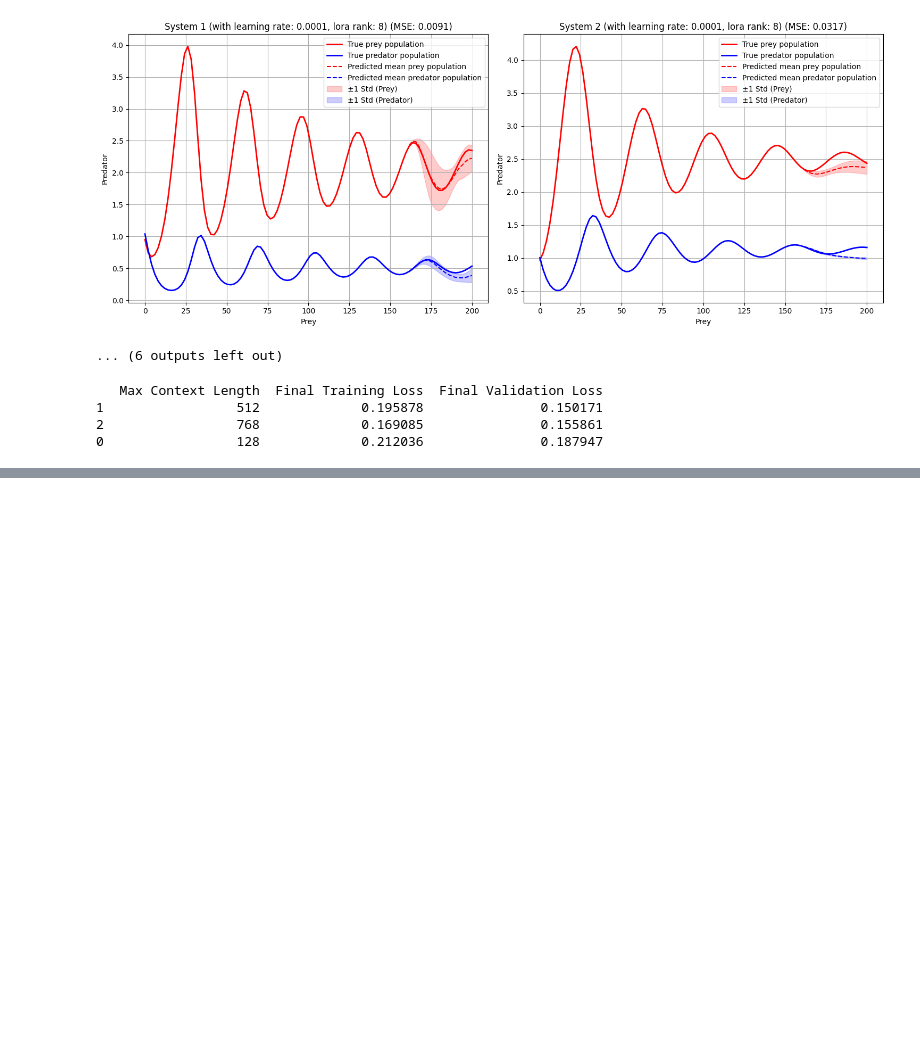
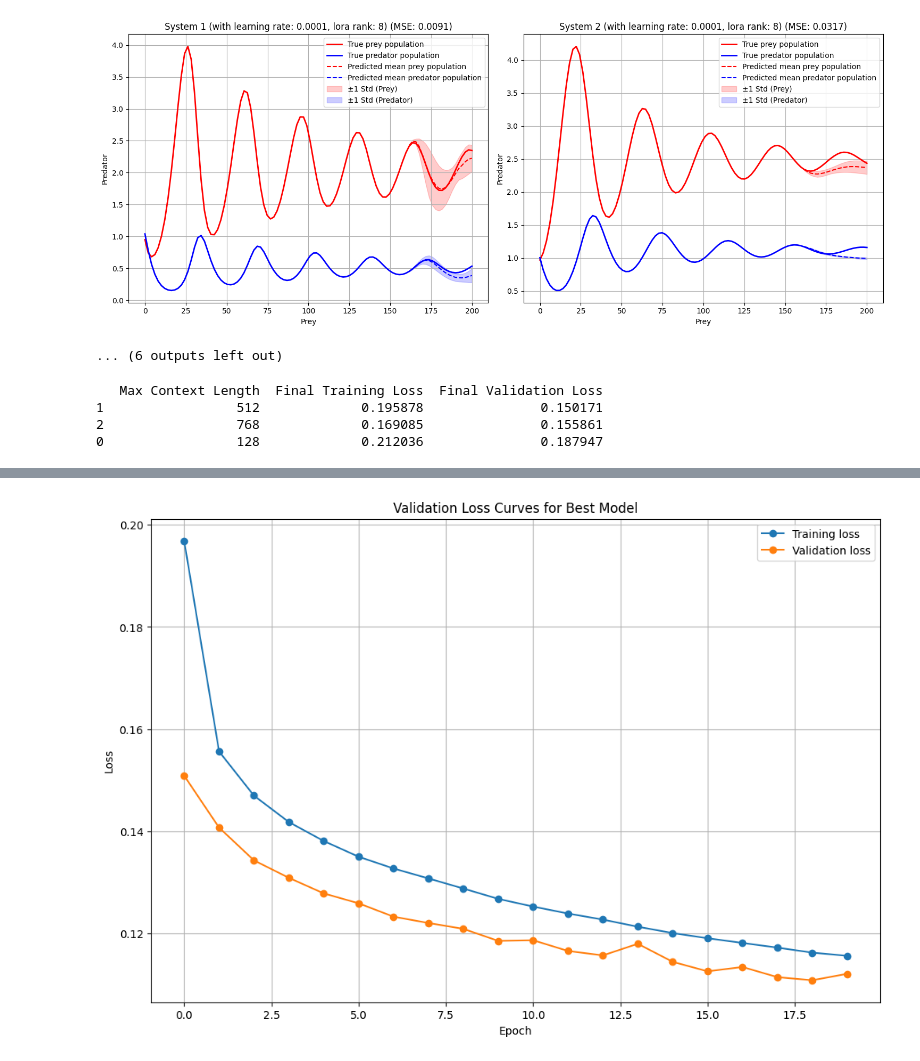
Before and after one commit to liuzhimei/M2_coursework, a Jupyter notebook: param_search.ipynb, the cells around one changed output, grey strips where cells are left out. Cells and saved outputs as stored; diff of their text form; code cells hidden in the pictures; blank space fills up the shorter version.

```diff
--- a/param_search.ipynb
+++ b/param_search.ipynb
@@ -546,0 +603,54 @@ print(df)
+# %%
+best_model_train_losses = [0.19686136180656244,
+  0.15561272955792999,
+  0.14696453436156262,
+  0.14179503028744242,
+  0.1380785728019504,
+  0.13500135537081062,
+  0.13269958299723777,
+  0.1307548276768328,
+  0.12877542889491447,
+  0.12674855056248996,
+  0.12524056837610936,
+  0.12388072125913034,
+  0.12268969489699687,
+  0.1212947010605842,
+  0.1200513490293785,
+  0.11903792314580287,
+  0.11811882330542887,
+  0.11720298035764469,
+  0.11622094636925967,
+  0.11559726995637655]
+
+best_model_val_losses = [0.15087349900492916,
+  0.14070964400415067,
+  0.1342880016123807,
+  0.13087272693713506,
+  0.12782055873561787,
+  0.12587821146956196,
+  0.12326202778904527,
+  0.12202389632110243,
+  0.12087933592222355,
+  0.11852376692824894,
+  0.1186494392377359,
+  0.1165474283474463,
+  0.11567653599712584,
+  0.11795217052653983,
+  0.11441952481313988,
+  0.1125585808246224,
+  0.11340628923089416,
+  0.1114243722072354,
+  0.11080947314147596,
+  0.11207180619239807]
+
+plt.figure(figsize=(12, 8))
+plt.plot(range(20), best_model_train_losses, marker='o', label='Training loss')
+plt.plot(range(20), best_model_val_losses, marker='o', label='Validation loss')
+plt.title("Validation Loss Curves for Best Model")
+plt.xlabel("Epoch")
+plt.ylabel("Loss")
+plt.legend()
+plt.grid(True)
+plt.show()
+# %% [output]
+[figure, added]
```
Also changed, not shown: parts of 5 cells of this notebook.
